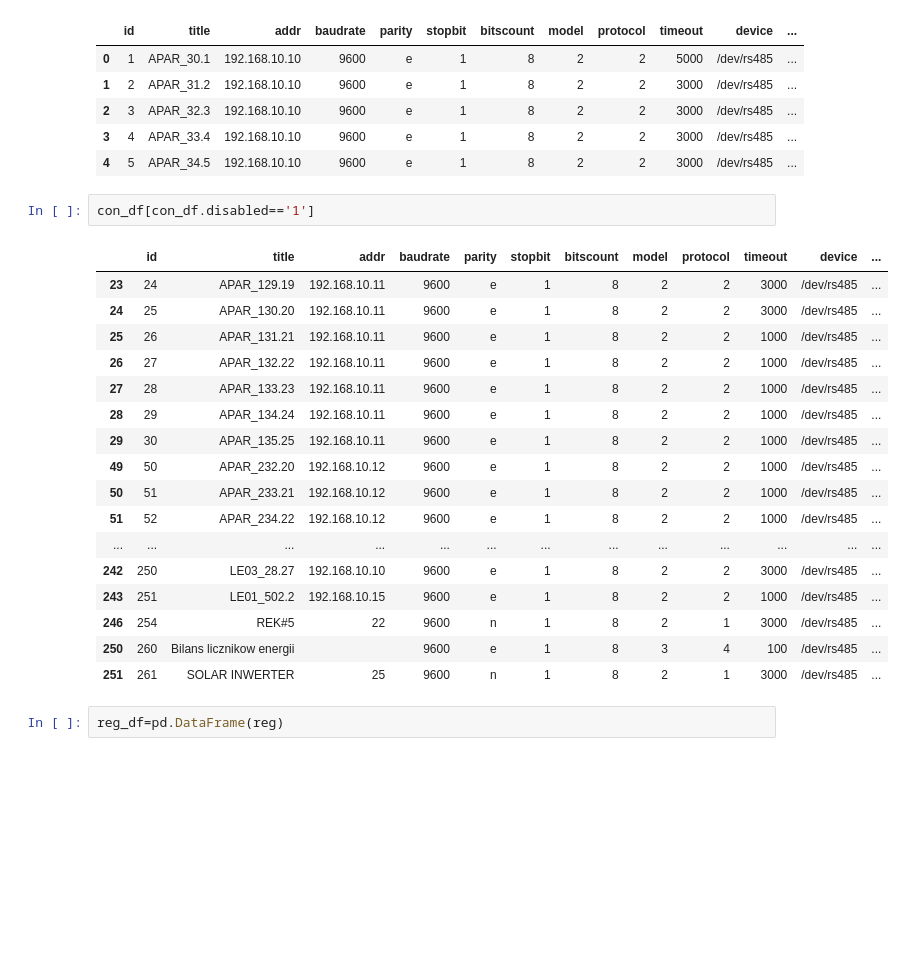
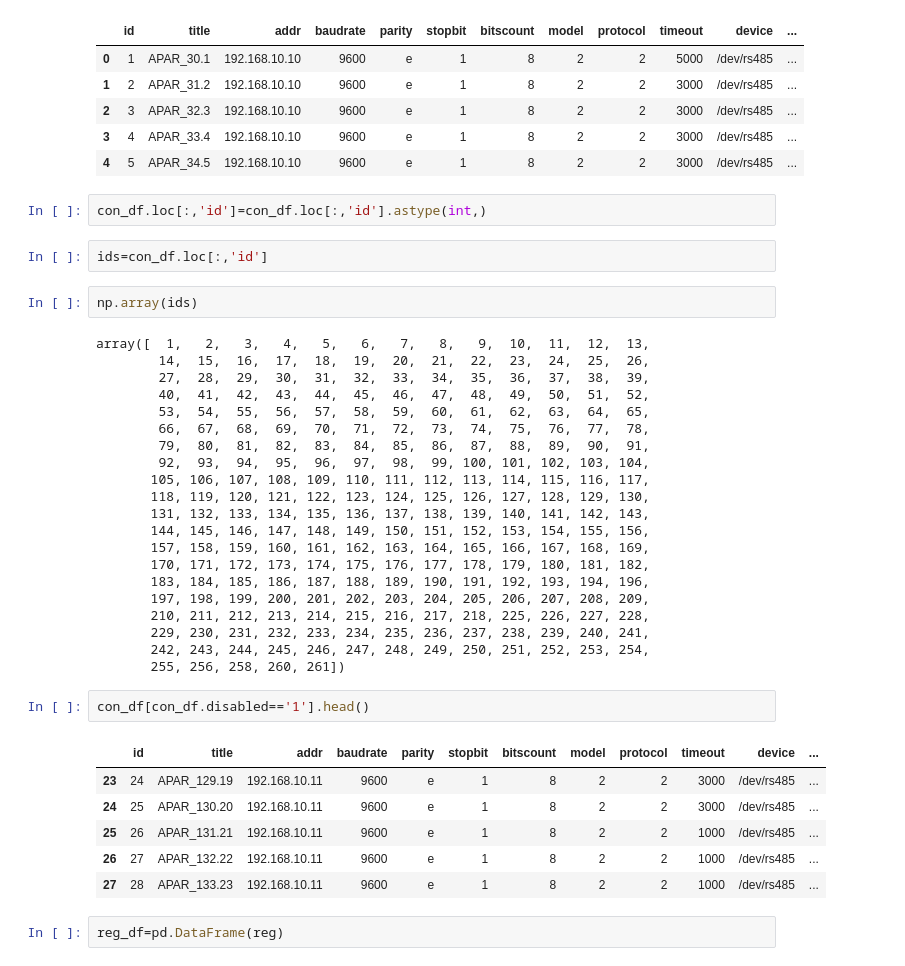
Before and after one commit to truecapehorn/webHMI, a Jupyter notebook: Analiza_WEBHMI.ipynb, the cells around one changed output. Saved outputs shown, nothing was run; the diff lists cells and outputs as text; blank space fills up the shorter version.

```diff
--- a/Analiza_WEBHMI.ipynb
+++ b/Analiza_WEBHMI.ipynb
@@ -34,26 +35,42 @@ con_df.head()
 | 2 | 3 | APAR_32.3 | 192.168.10.10 | 9600 | e | 1 | 8 | 2 | 2 | 3000 | /dev/rs485 | ... |
 | 3 | 4 | APAR_33.4 | 192.168.10.10 | 9600 | e | 1 | 8 | 2 | 2 | 3000 | /dev/rs485 | ... |
 | 4 | 5 | APAR_34.5 | 192.168.10.10 | 9600 | e | 1 | 8 | 2 | 2 | 3000 | /dev/rs485 | ... |
+# %%
+con_df.loc[:,'id']=con_df.loc[:,'id'].astype(int,)
+# %%
+ids=con_df.loc[:,'id']
+# %%
+np.array(ids)
+# %% [output]
+array([  1,   2,   3,   4,   5,   6,   7,   8,   9,  10,  11,  12,  13,
+        14,  15,  16,  17,  18,  19,  20,  21,  22,  23,  24,  25,  26,
+        27,  28,  29,  30,  31,  32,  33,  34,  35,  36,  37,  38,  39,
+        40,  41,  42,  43,  44,  45,  46,  47,  48,  49,  50,  51,  52,
+        53,  54,  55,  56,  57,  58,  59,  60,  61,  62,  63,  64,  65,
+        66,  67,  68,  69,  70,  71,  72,  73,  74,  75,  76,  77,  78,
+        79,  80,  81,  82,  83,  84,  85,  86,  87,  88,  89,  90,  91,
+        92,  93,  94,  95,  96,  97,  98,  99, 100, 101, 102, 103, 104,
+       105, 106, 107, 108, 109, 110, 111, 112, 113, 114, 115, 116, 117,
+       118, 119, 120, 121, 122, 123, 124, 125, 126, 127, 128, 129, 130,
+       131, 132, 133, 134, 135, 136, 137, 138, 139, 140, 141, 142, 143,
+       144, 145, 146, 147, 148, 149, 150, 151, 152, 153, 154, 155, 156,
+       157, 158, 159, 160, 161, 162, 163, 164, 165, 166, 167, 168, 169,
+       170, 171, 172, 173, 174, 175, 176, 177, 178, 179, 180, 181, 182,
+       183, 184, 185, 186, 187, 188, 189, 190, 191, 192, 193, 194, 196,
+       197, 198, 199, 200, 201, 202, 203, 204, 205, 206, 207, 208, 209,
+       210, 211, 212, 213, 214, 215, 216, 217, 218, 225, 226, 227, 228,
+       229, 230, 231, 232, 233, 234, 235, 236, 237, 238, 239, 240, 241,
+       242, 243, 244, 245, 246, 247, 248, 249, 250, 251, 252, 253, 254,
+       255, 256, 258, 260, 261])
 # %%
-con_df[con_df.disabled=='1']
+con_df[con_df.disabled=='1'].head()
 # %% [output]
 |  | id | title | addr | baudrate | parity | stopbit | bitscount | model | protocol | timeout | device | ... |
 | 23 | 24 | APAR_129.19 | 192.168.10.11 | 9600 | e | 1 | 8 | 2 | 2 | 3000 | /dev/rs485 | ... |
 | 24 | 25 | APAR_130.20 | 192.168.10.11 | 9600 | e | 1 | 8 | 2 | 2 | 3000 | /dev/rs485 | ... |
 | 25 | 26 | APAR_131.21 | 192.168.10.11 | 9600 | e | 1 | 8 | 2 | 2 | 1000 | /dev/rs485 | ... |
 | 26 | 27 | APAR_132.22 | 192.168.10.11 | 9600 | e | 1 | 8 | 2 | 2 | 1000 | /dev/rs485 | ... |
 | 27 | 28 | APAR_133.23 | 192.168.10.11 | 9600 | e | 1 | 8 | 2 | 2 | 1000 | /dev/rs485 | ... |
-| 28 | 29 | APAR_134.24 | 192.168.10.11 | 9600 | e | 1 | 8 | 2 | 2 | 1000 | /dev/rs485 | ... |
-| 29 | 30 | APAR_135.25 | 192.168.10.11 | 9600 | e | 1 | 8 | 2 | 2 | 1000 | /dev/rs485 | ... |
-| 49 | 50 | APAR_232.20 | 192.168.10.12 | 9600 | e | 1 | 8 | 2 | 2 | 1000 | /dev/rs485 | ... |
-| 50 | 51 | APAR_233.21 | 192.168.10.12 | 9600 | e | 1 | 8 | 2 | 2 | 1000 | /dev/rs485 | ... |
-| 51 | 52 | APAR_234.22 | 192.168.10.12 | 9600 | e | 1 | 8 | 2 | 2 | 1000 | /dev/rs485 | ... |
-| ... | ... | ... | ... | ... | ... | ... | ... | ... | ... | ... | ... | ... |
-| 242 | 250 | LE03_28.27 | 192.168.10.10 | 9600 | e | 1 | 8 | 2 | 2 | 3000 | /dev/rs485 | ... |
-| 243 | 251 | LE01_502.2 | 192.168.10.15 | 9600 | e | 1 | 8 | 2 | 2 | 1000 | /dev/rs485 | ... |
-| 246 | 254 | REK#5 | 22 | 9600 | n | 1 | 8 | 2 | 1 | 3000 | /dev/rs485 | ... |
-| 250 | 260 | Bilans licznikow energii |  | 9600 | e | 1 | 8 | 3 | 4 | 100 | /dev/rs485 | ... |
-| 251 | 261 | SOLAR INWERTER | 25 | 9600 | n | 1 | 8 | 2 | 1 | 3000 | /dev/rs485 | ... |
 # %%
 reg_df=pd.DataFrame(reg)
 # %%
```
Also changed, not shown: parts of 5 cells of this notebook.
